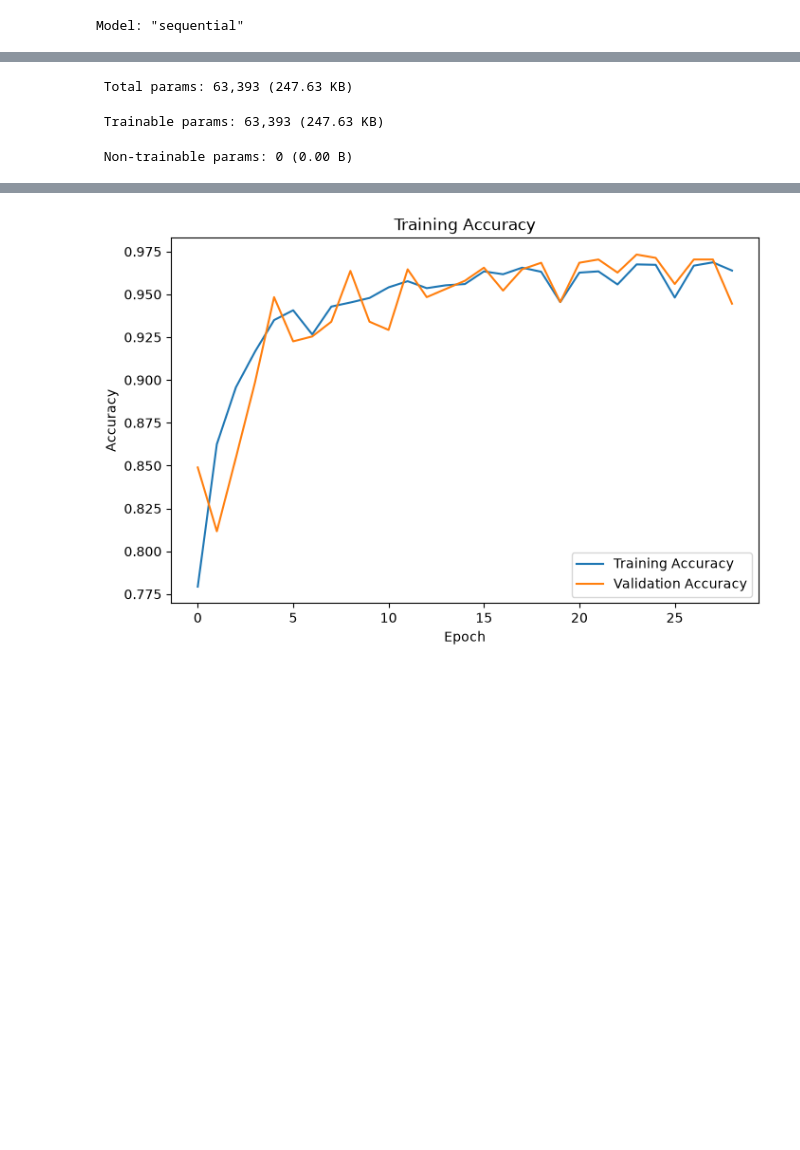
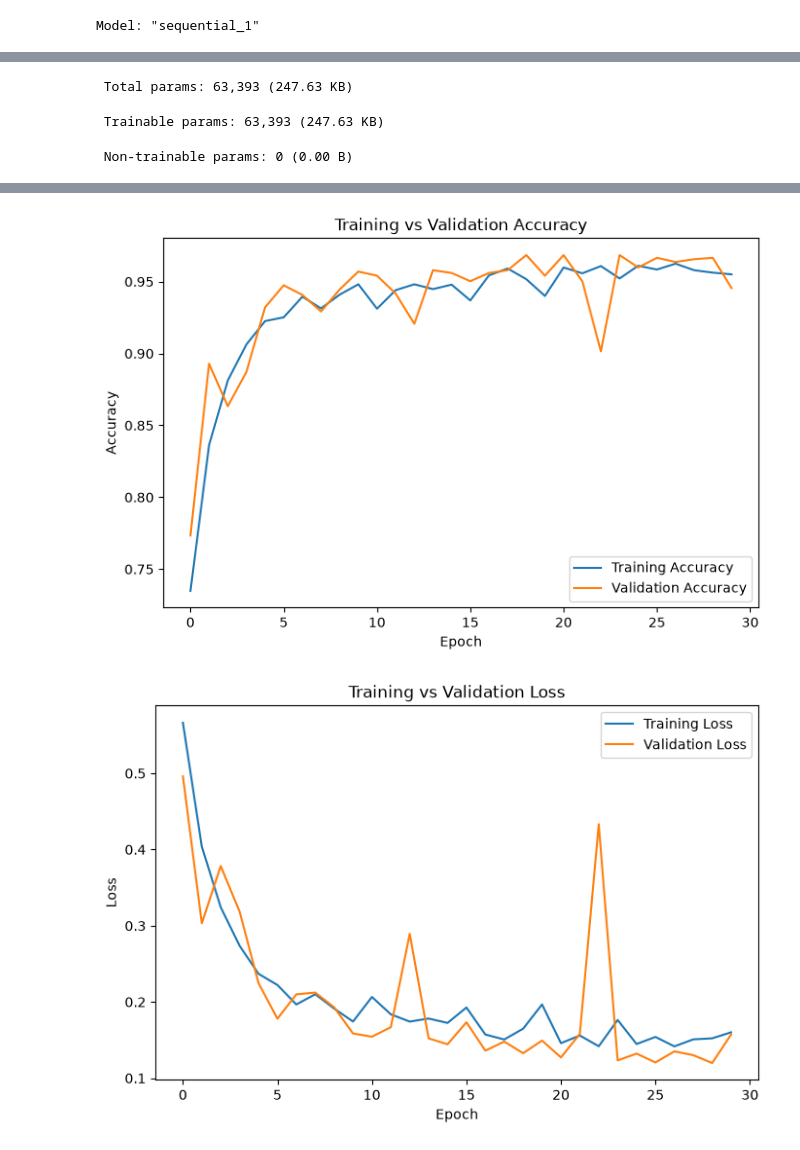
Before and after one commit to aditiraj552004-cmyk/Safe_Pose_AI, a Jupyter notebook: train_Model.ipynb, the cells around one changed output, grey strips where cells are left out. Drawn from its saved outputs; the diff is of its cells as text; code cells hidden in the pictures; blank space fills up the shorter version.

```diff
--- a/train_Model.ipynb
+++ b/train_Model.ipynb
@@ -5,6 +5,7 @@ import matplotlib.pyplot as plt
 
 from sklearn.model_selection import train_test_split
 from sklearn.metrics import accuracy_score, classification_report, confusion_matrix
+from sklearn.utils.class_weight import compute_class_weight
 
 from tensorflow.keras.models import Sequential
 from tensorflow.keras.layers import LSTM, Dense, Dropout
@@ -40,6 +41,23 @@ X_train, X_test, y_train, y_test = train_test_split(
 
 print("\nTraining Samples :", len(X_train))
 print("Testing Samples :", len(X_test))
+
+# ====================================
+# COMPUTE CLASS WEIGHTS
+# ====================================
+
+classes = np.unique(y_train)
+
+weights = compute_class_weight(
+    class_weight="balanced",
+    classes=classes,
+    y=y_train
+)
+
+class_weights = dict(zip(classes, weights))
+
+print("\nClass Weights:")
+print(class_weights)
 
 # ====================================
 # BUILD LSTM MODEL
@@ -97,7 +115,8 @@ history = model.fit(
     validation_split=0.2,
     epochs=30,
     batch_size=32,
-    callbacks=[early_stop]
+    callbacks=[early_stop],
+    class_weight=class_weights
 )
 
 # ====================================
@@ -128,21 +147,20 @@ predictions = model.predict(X_test)
 predictions = (predictions > 0.5).astype(int)
 
 print("\nClassification Report\n")
-
-print(classification_report(
-    y_test,
-    predictions
-))
+print(classification_report(y_test, predictions))
 
 print("\nConfusion Matrix\n")
-
-print(confusion_matrix(
-    y_test,
-    predictions
-))
+print(confusion_matrix(y_test, predictions))
 
 # ====================================
-# PLOT
+# ACCURACY SCORE
+# ====================================
+
+acc = accuracy_score(y_test, predictions)
+print("\nAccuracy Score :", acc)
+
+# ====================================
+# PLOT ACCURACY
 # ====================================
 
 plt.figure(figsize=(8,5))
@@ -152,11 +170,28 @@ plt.plot(history.history["val_accuracy"], label="Validation Accuracy")
 
 plt.xlabel("Epoch")
 plt.ylabel("Accuracy")
-plt.title("Training Accuracy")
+plt.title("Training vs Validation Accuracy")
 
 plt.legend()
 
 plt.show()
+
+# ====================================
+# PLOT LOSS
+# ====================================
+
+plt.figure(figsize=(8,5))
+
+plt.plot(history.history["loss"], label="Training Loss")
+plt.plot(history.history["val_loss"], label="Validation Loss")
+
+plt.xlabel("Epoch")
+plt.ylabel("Loss")
+plt.title("Training vs Validation Loss")
+
+plt.legend()
+
+plt.show()
 # %% [output]
 X Shape : (6537, 30, 132)
 y Shape : (6537,)
@@ -166,4 +204,4 @@ Testing Samples : 1308
-Model: "sequential"
+Model: "sequential_1"
 ┏━━━━━━━━━━━━━━━━━━━━━━━━━━━━━━━━━┳━━━━━━━━━━━━━━━━━━━━━━━━┳━━━━━━━━━━━━━━━┓
 ┃ Layer (type)                    ┃ Output Shape           ┃       Param # ┃
 ┡━━━━━━━━━━━━━━━━━━━━━━━━━━━━━━━━━╇━━━━━━━━━━━━━━━━━━━━━━━━╇━━━━━━━━━━━━━━━┩
@@ -202 +240,2 @@ Confusion Matrix
-[figure, old version]
+[figure, new version]
+[figure, added]
```
Also changed, not shown: parts of 2 cells of this notebook, 8 other files.
